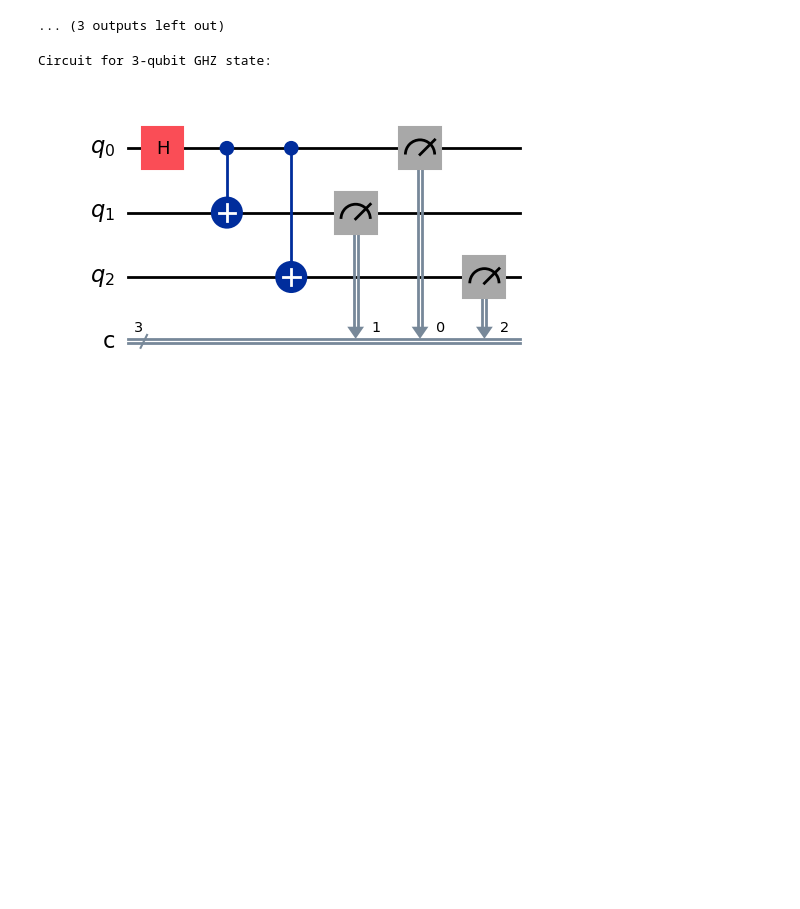
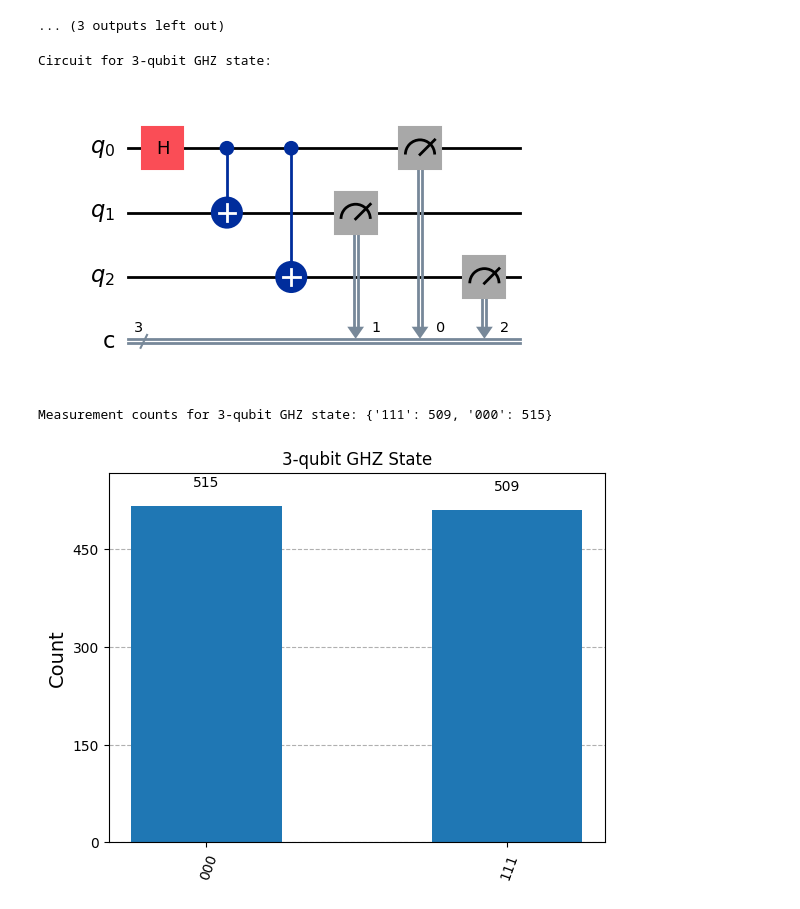
Before and after one commit to subhaa2/SIT-UofG-QC, a Jupyter notebook: QC-Lab1.ipynb, the cells around one changed output. Saved outputs shown, nothing was run; the diff lists cells and outputs as text; code cells hidden in the pictures; blank space fills up the shorter version.

```diff
--- a/QC-Lab1.ipynb
+++ b/QC-Lab1.ipynb
@@ -309,30 +309,40 @@ Circuit for |01> - |10>:
 
 # Try simulating the circuit, with measurements. How many qubits can the simulator handle in a reasonable time?
 
 def create_ghz_circuit(num_qubits):
     """
     Creates a quantum circuit for a GHZ state on `num_qubits` qubits.
     """
     circuit = QuantumCircuit(num_qubits, num_qubits)
 
     # Apply Hadamard gate to the first qubit
     circuit.h(0)
 
     # Apply CNOT gates to entangle all other qubits with the first
     for i in range(1, num_qubits):
         circuit.cx(0, i)
 
     # Measure all qubits
     circuit.measure(range(num_qubits), range(num_qubits))
 
     return circuit
 
 # Example: Create a 3-qubit GHZ state
 num_qubits_ghz = 3
 ghz_circuit = create_ghz_circuit(num_qubits_ghz)
 
 print(f"Circuit for {num_qubits_ghz}-qubit GHZ state:")
 display(ghz_circuit.draw("mpl"))
+
+qc_compiled_ghz = transpile(ghz_circuit, backend)
+job_sim_ghz = backend.run(qc_compiled_ghz, shots=1024)
+result_sim_ghz = job_sim_ghz.result()
+counts_ghz = result_sim_ghz.get_counts(qc_compiled_ghz)
+
+print(f"Measurement counts for {num_qubits_ghz}-qubit GHZ state:", counts_ghz)
+display(plot_histogram(counts_ghz, title=f'{num_qubits_ghz}-qubit GHZ State'))
 # %% [output]
 Circuit for 3-qubit GHZ state:
 [figure]
+Measurement counts for 3-qubit GHZ state: {'111': 509, '000': 515}
+[figure, added]
```
